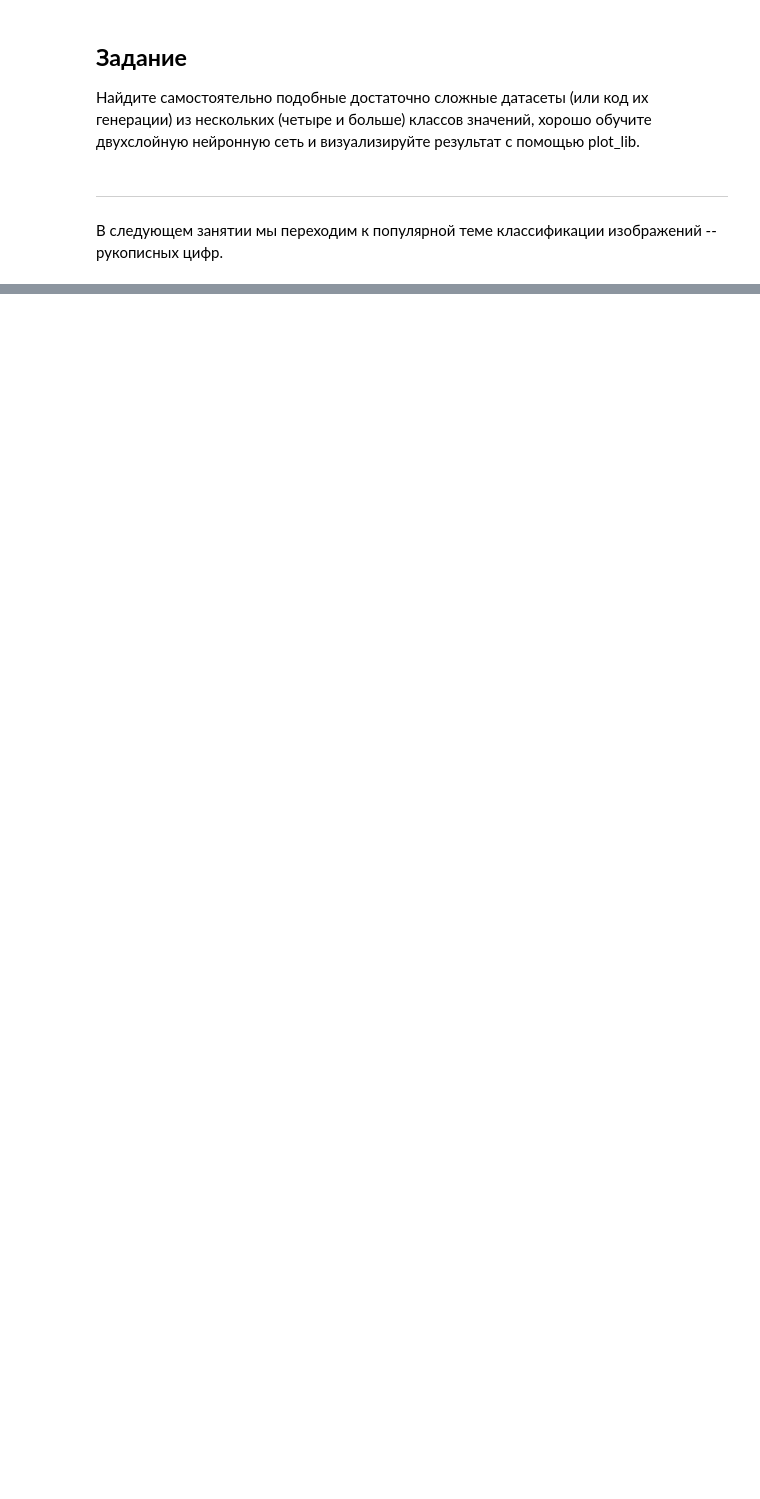
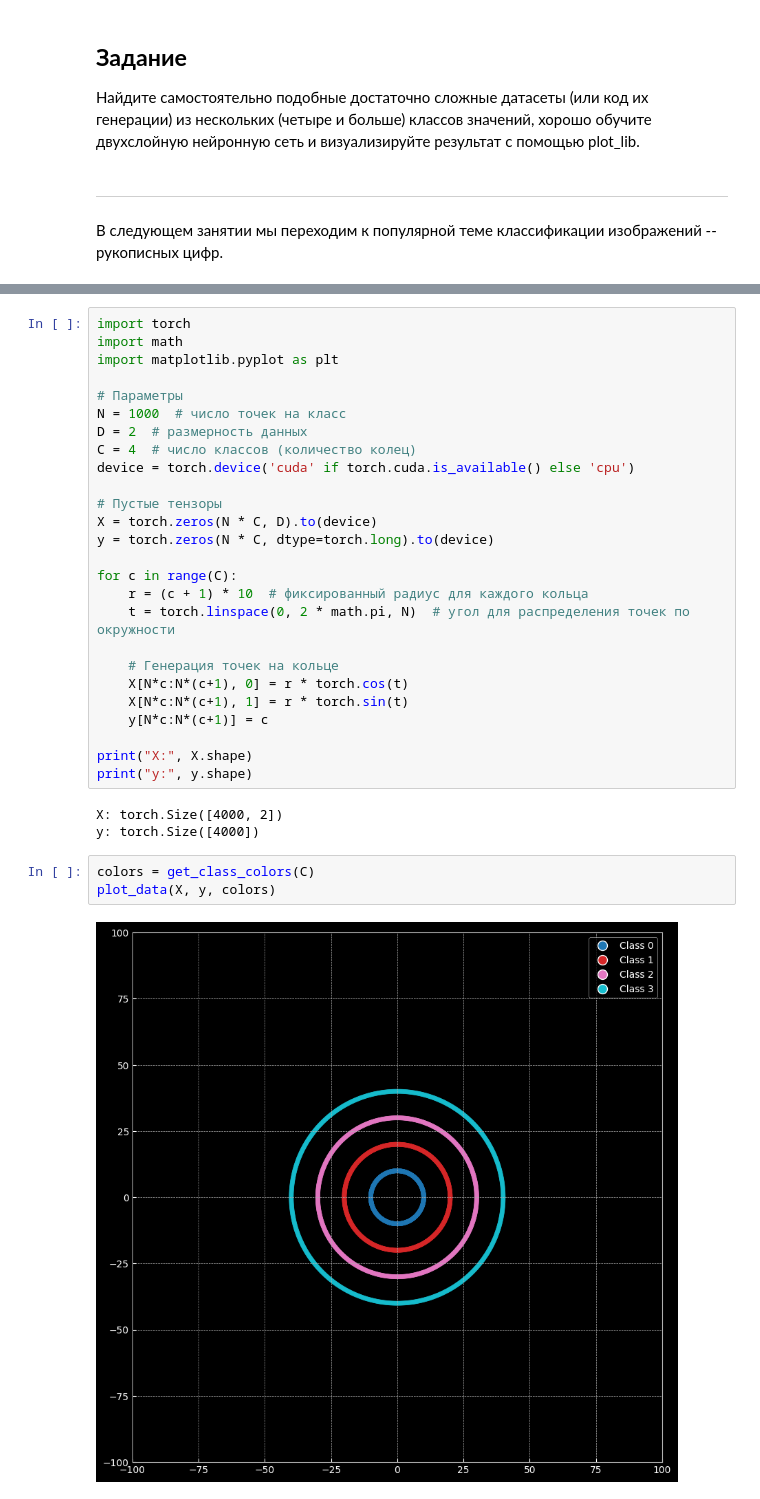
Before and after one commit to Xavatu/ML, a Jupyter notebook: ML1_4.ipynb, the cells around one changed output, grey strips where cells are left out. Saved outputs shown, nothing was run; the diff lists cells and outputs as text; blank space fills up the shorter version.

```diff
--- a/ML1_4.ipynb
+++ b/ML1_4.ipynb
@@ -290,0 +358,34 @@ plot_model(X, y, model)
+# %%
+import torch
+import math
+import matplotlib.pyplot as plt
+
+# Параметры
+N = 1000  # число точек на класс
+D = 2  # размерность данных
+C = 4  # число классов (количество колец)
+device = torch.device('cuda' if torch.cuda.is_available() else 'cpu')
+
+# Пустые тензоры
+X = torch.zeros(N * C, D).to(device)
+y = torch.zeros(N * C, dtype=torch.long).to(device)
+
+for c in range(C):
+    r = (c + 1) * 10  # фиксированный радиус для каждого кольца
+    t = torch.linspace(0, 2 * math.pi, N)  # угол для распределения точек по окружности
+
+    # Генерация точек на кольце
+    X[N*c:N*(c+1), 0] = r * torch.cos(t)
+    X[N*c:N*(c+1), 1] = r * torch.sin(t)
+    y[N*c:N*(c+1)] = c
+
+print("X:", X.shape)
+print("y:", y.shape)
+# %% [output]
+X: torch.Size([4000, 2])
+y: torch.Size([4000])
+# %%
+colors = get_class_colors(C)
+plot_data(X, y, colors)
+# %% [output]
+[figure, added]
```
Also changed, not shown: parts of 9 cells of this notebook.
